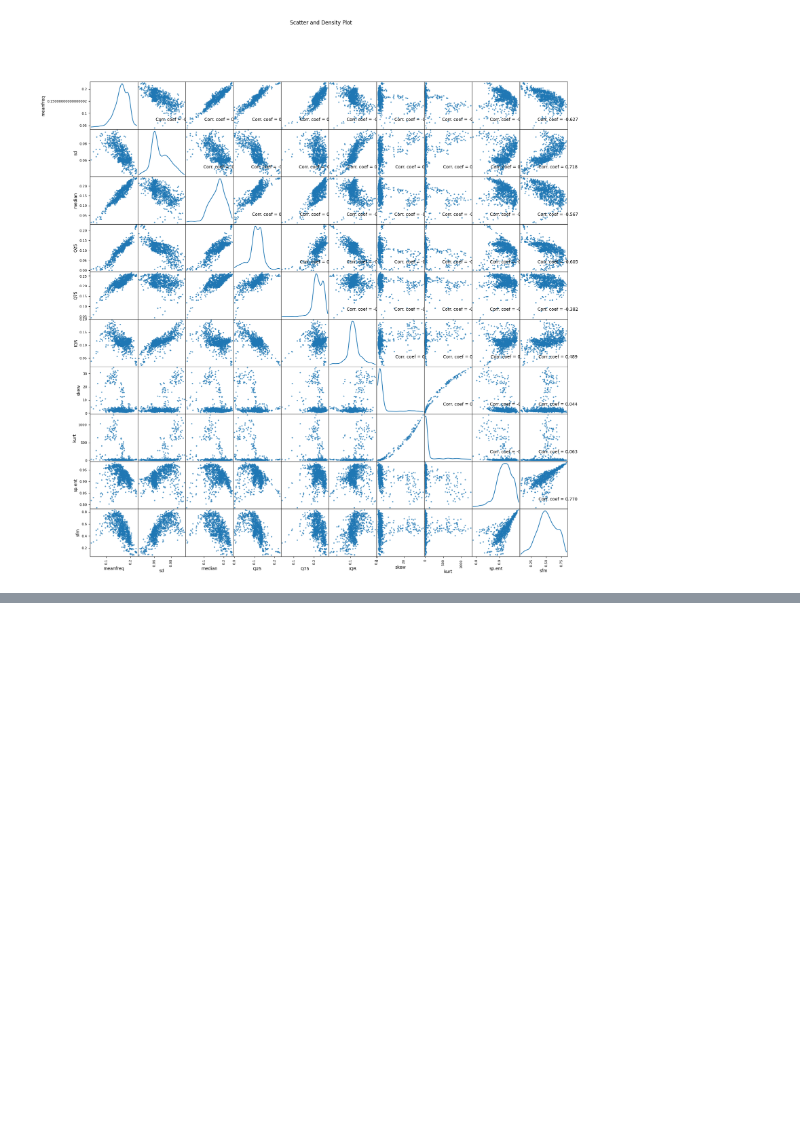
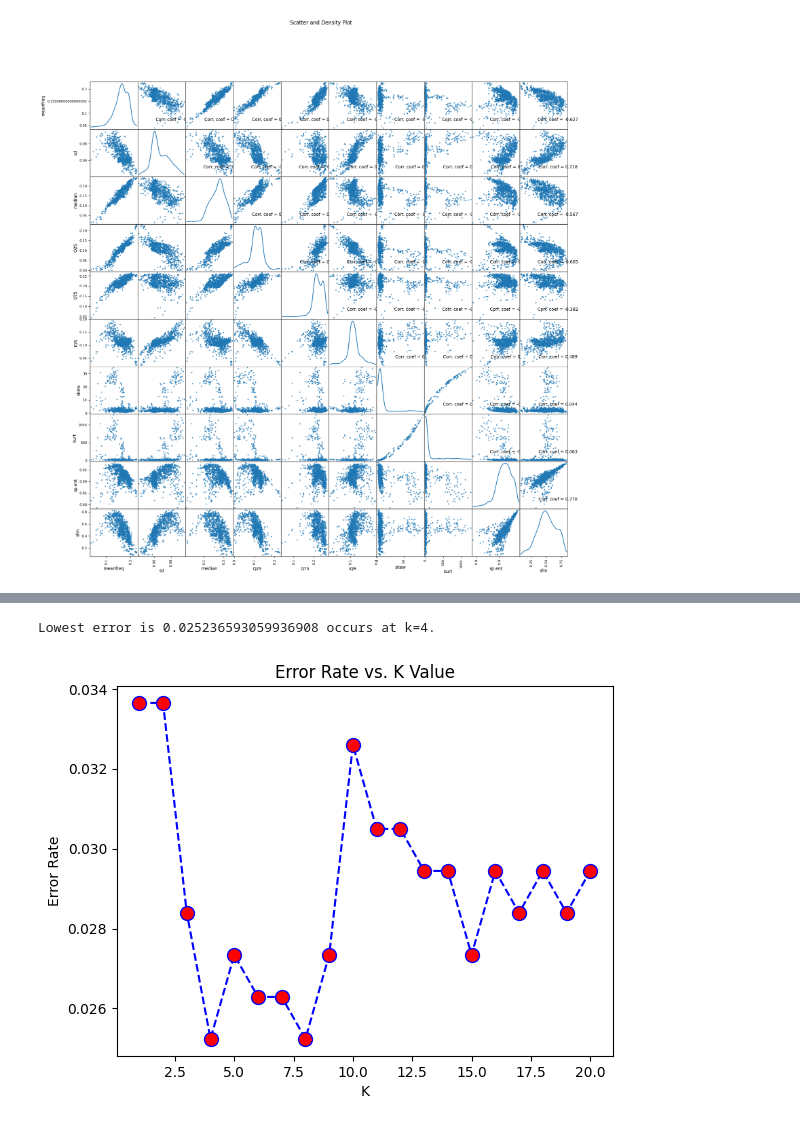
Before and after one commit to musafir-1194/project-ai-zone, a Jupyter notebook: gender_voice_diff.ipynb, the cells around one changed output, grey strips where cells are left out. Cells and saved outputs as stored; diff of their text form; code cells hidden in the pictures; blank space fills up the shorter version.

```diff
--- a/gender_voice_diff.ipynb
+++ b/gender_voice_diff.ipynb
@@ -103,0 +227,6 @@ plotScatterMatrix(df1, 20, 10)
+# %%
+x_train3 = train[["meanfun","IQR","Q25"]]
+x_test3 = test[["meanfun","IQR","Q25"]]
+
+y_train3 = train["label"]
+y_test3 = test["label"]
@@ -103,0 +279,5 @@ plotScatterMatrix(df1, 20, 10)
+# %%
+k=knn_error(21,x_train3,y_train3,x_test3,y_test3)
+# %% [output]
+Lowest error is 0.025236593059936908 occurs at k=4.
+[figure, added]
```
Also changed, not shown: parts of 20 cells of this notebook, 1 other file.
